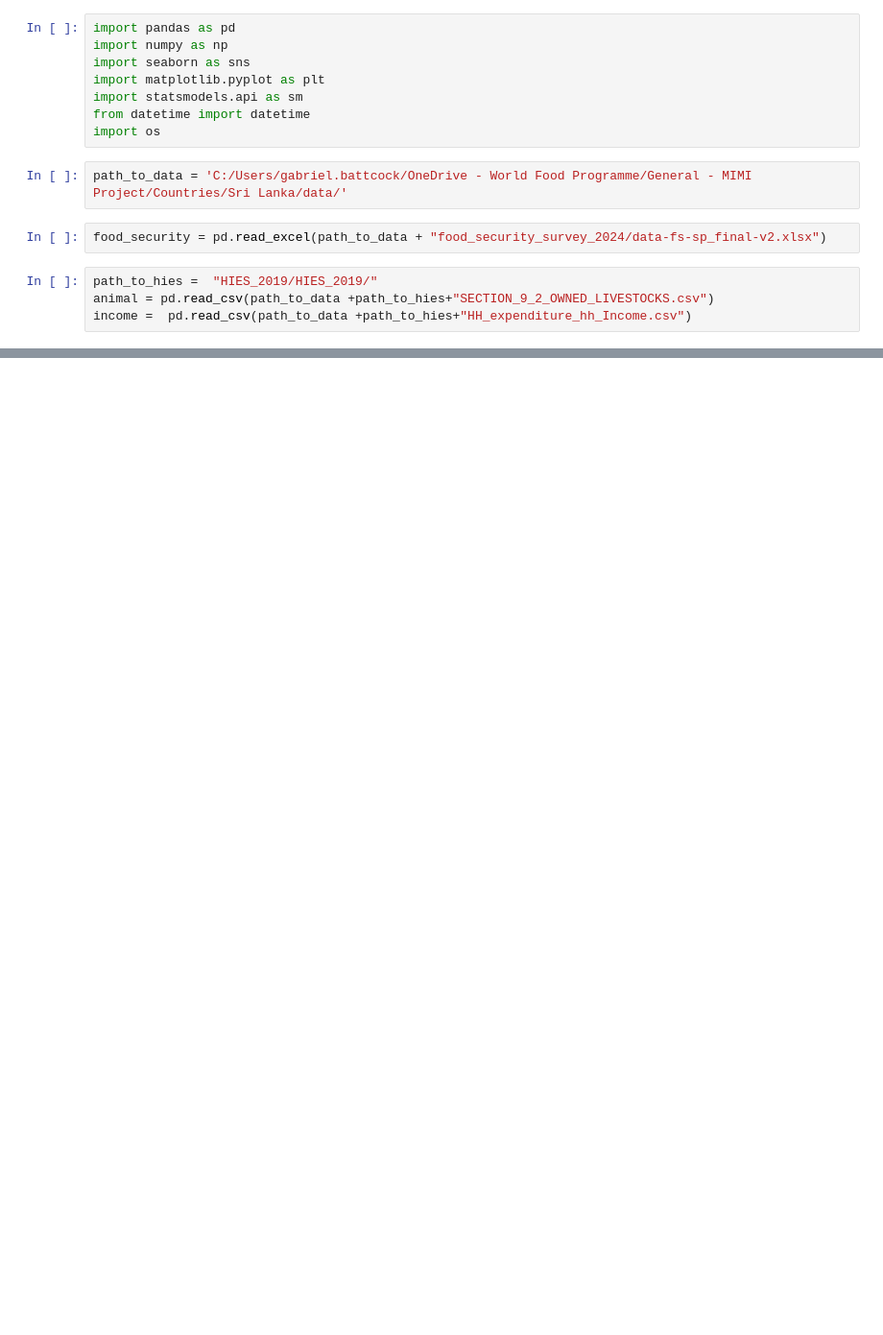
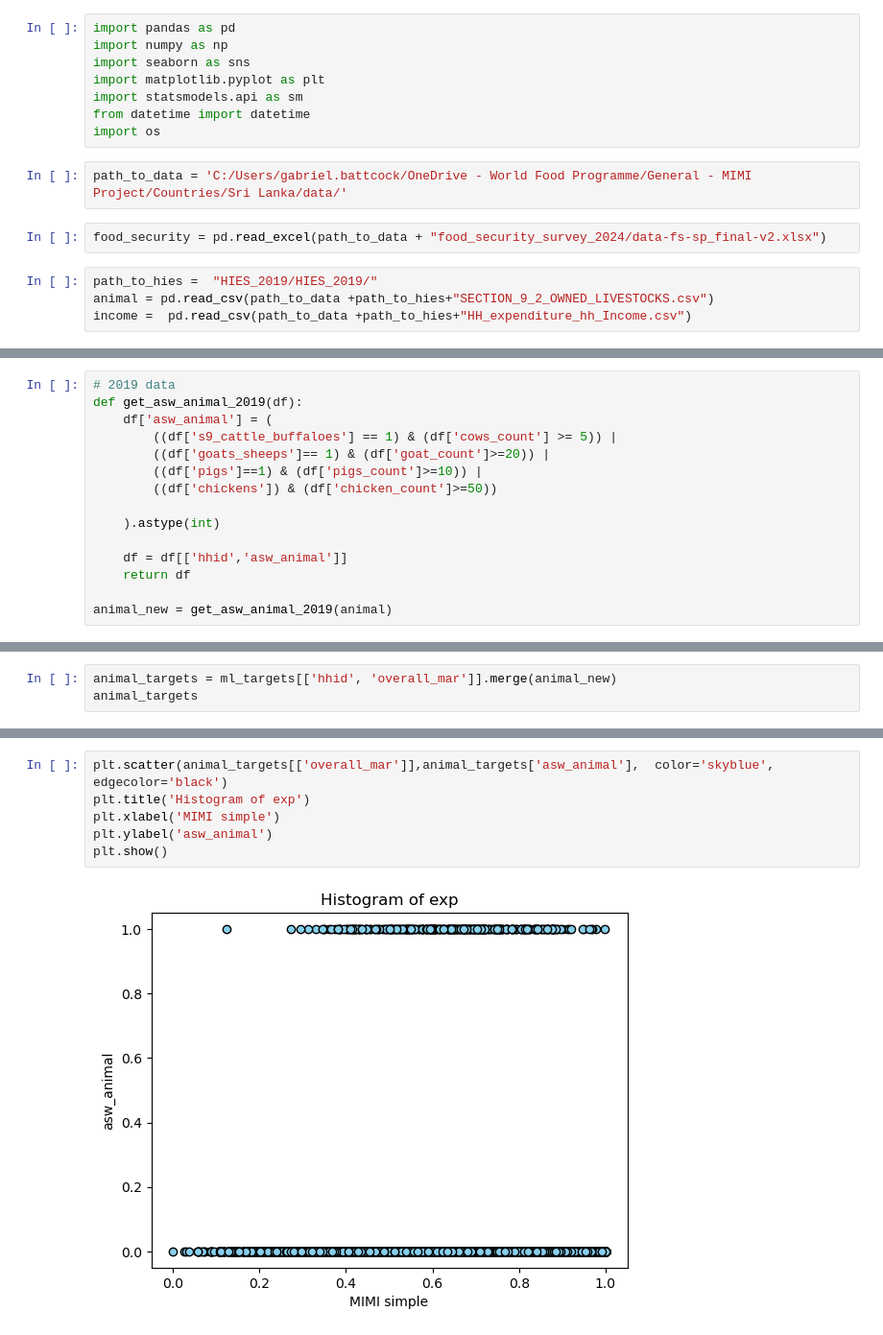
Before and after one commit to MIMI-wfp/sri_lanka, a Jupyter notebook: src/python/extra_features.ipynb, the cells around one changed output, grey strips where cells are left out. Shown at 96% size. Drawn from its saved outputs; the diff is of its cells as text; blank space fills up the shorter version.

```diff
--- a/src/python/extra_features.ipynb
+++ b/src/python/extra_features.ipynb
@@ -29 +45,15 @@ make_hhid(income)
 # %%
+# 2019 data
+def get_asw_animal_2019(df):
+    df['asw_animal'] = (
+        ((df['s9_cattle_buffaloes'] == 1) & (df['cows_count'] >= 5)) |
+        ((df['goats_sheeps']== 1) & (df['goat_count']>=20)) |
+        ((df['pigs']==1) & (df['pigs_count']>=10)) |
+        ((df['chickens']) & (df['chicken_count']>=50))
+
+    ).astype(int)
+
+    df = df[['hhid','asw_animal']]
+    return df
+
+animal_new = get_asw_animal_2019(animal)
@@ -42,0 +160,3 @@ Name: hhid, Length: 19911, dtype: object
+# %%
+animal_targets = ml_targets[['hhid', 'overall_mar']].merge(animal_new)
+animal_targets
@@ -42,0 +177,8 @@ Name: hhid, Length: 19911, dtype: object
+# %%
+plt.scatter(animal_targets[['overall_mar']],animal_targets['asw_animal'],  color='skyblue', edgecolor='black')
+plt.title('Histogram of exp')
+plt.xlabel('MIMI simple')
+plt.ylabel('asw_animal')
+plt.show()
+# %% [output]
+[figure, added]
```
Also changed, not shown: parts of 14 cells of this notebook, 1 other file.
